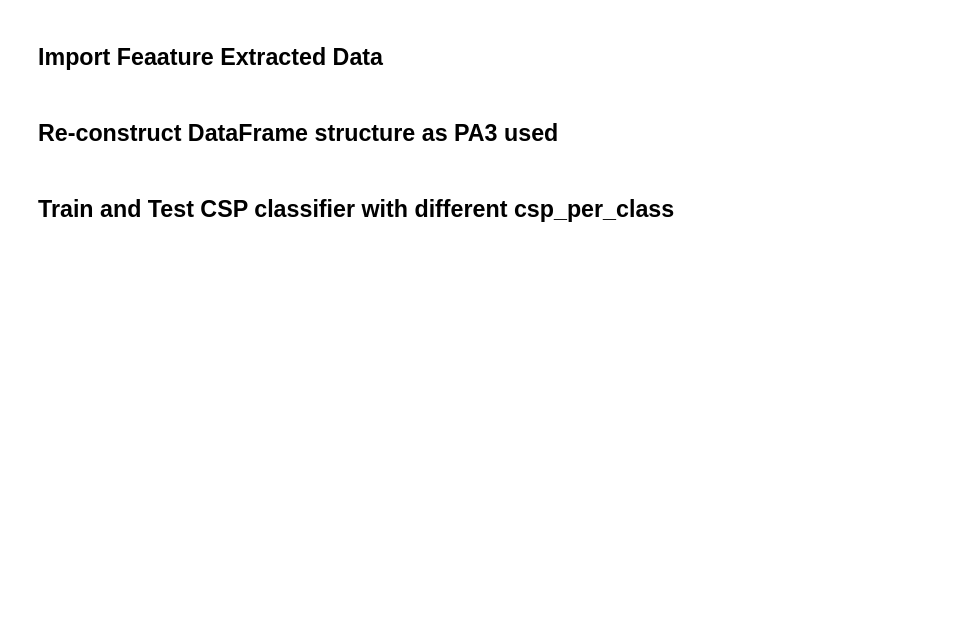
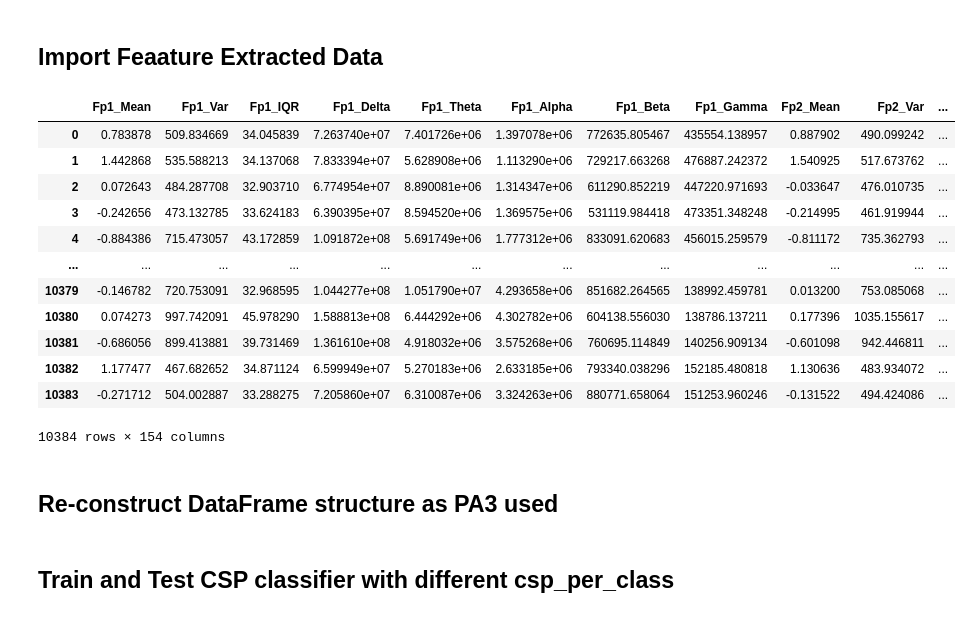
Before and after one commit to shiwei819/AD_Brainwave_Classification, a Jupyter notebook: csp_classification_PA3_way.ipynb, the cells around one changed output. Cells and saved outputs as stored; diff of their text form; code cells hidden in the pictures; blank space fills up the shorter version.

```diff
--- a/csp_classification_PA3_way.ipynb
+++ b/csp_classification_PA3_way.ipynb
@@ -8,6 +10,22 @@ import matplotlib.pyplot as plt
 # run data_feature.ipynb first
 df = pd.read_csv("dataset/eeg_features.csv")
 participants_df = pd.read_csv("dataset/participants.tsv", sep='\t')
+# %%
+df
+# %% [output]
+|  | Fp1_Mean | Fp1_Var | Fp1_IQR | Fp1_Delta | Fp1_Theta | Fp1_Alpha | Fp1_Beta | Fp1_Gamma | Fp2_Mean | Fp2_Var | ... |
+| 0 | 0.783878 | 509.834669 | 34.045839 | 7.263740e+07 | 7.401726e+06 | 1.397078e+06 | 772635.805467 | 435554.138957 | 0.887902 | 490.099242 | ... |
+| 1 | 1.442868 | 535.588213 | 34.137068 | 7.833394e+07 | 5.628908e+06 | 1.113290e+06 | 729217.663268 | 476887.242372 | 1.540925 | 517.673762 | ... |
+| 2 | 0.072643 | 484.287708 | 32.903710 | 6.774954e+07 | 8.890081e+06 | 1.314347e+06 | 611290.852219 | 447220.971693 | -0.033647 | 476.010735 | ... |
+| 3 | -0.242656 | 473.132785 | 33.624183 | 6.390395e+07 | 8.594520e+06 | 1.369575e+06 | 531119.984418 | 473351.348248 | -0.214995 | 461.919944 | ... |
+| 4 | -0.884386 | 715.473057 | 43.172859 | 1.091872e+08 | 5.691749e+06 | 1.777312e+06 | 833091.620683 | 456015.259579 | -0.811172 | 735.362793 | ... |
+| ... | ... | ... | ... | ... | ... | ... | ... | ... | ... | ... | ... |
+| 10379 | -0.146782 | 720.753091 | 32.968595 | 1.044277e+08 | 1.051790e+07 | 4.293658e+06 | 851682.264565 | 138992.459781 | 0.013200 | 753.085068 | ... |
+| 10380 | 0.074273 | 997.742091 | 45.978290 | 1.588813e+08 | 6.444292e+06 | 4.302782e+06 | 604138.556030 | 138786.137211 | 0.177396 | 1035.155617 | ... |
+| 10381 | -0.686056 | 899.413881 | 39.731469 | 1.361610e+08 | 4.918032e+06 | 3.575268e+06 | 760695.114849 | 140256.909134 | -0.601098 | 942.446811 | ... |
+| 10382 | 1.177477 | 467.682652 | 34.871124 | 6.599949e+07 | 5.270183e+06 | 2.633185e+06 | 793340.038296 | 152185.480818 | 1.130636 | 483.934072 | ... |
+| 10383 | -0.271712 | 504.002887 | 33.288275 | 7.205860e+07 | 6.310087e+06 | 3.324263e+06 | 880771.658064 | 151253.960246 | -0.131522 | 494.424086 | ... |
+10384 rows × 154 columns
 # %%
 all_data = []
 num_row_per_subject = 118
```
Also changed, not shown: parts of 12 cells of this notebook, 2 other files.
